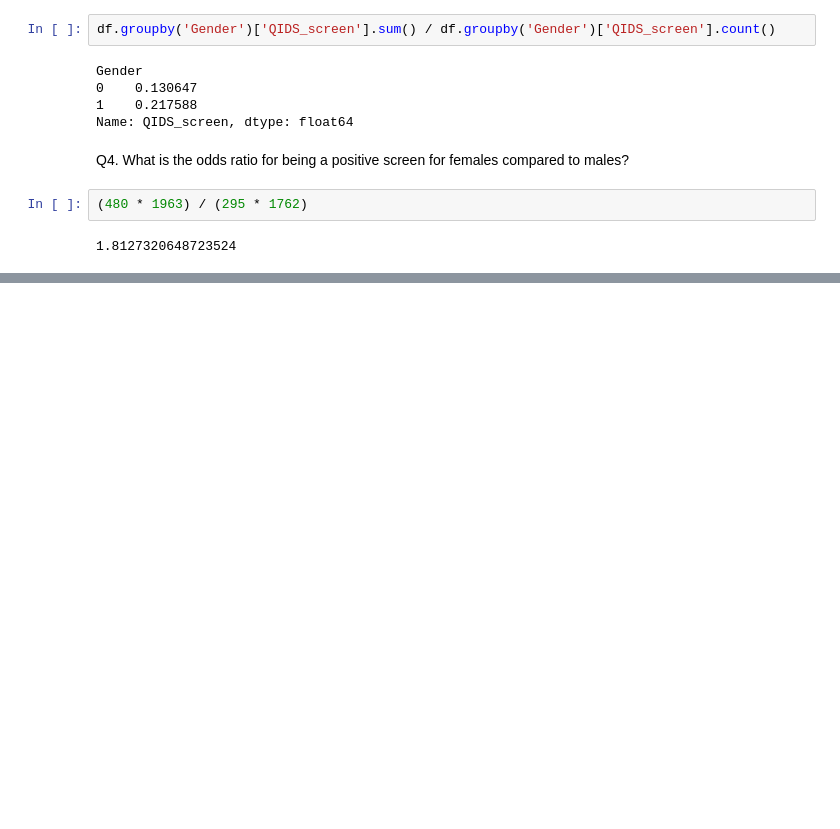
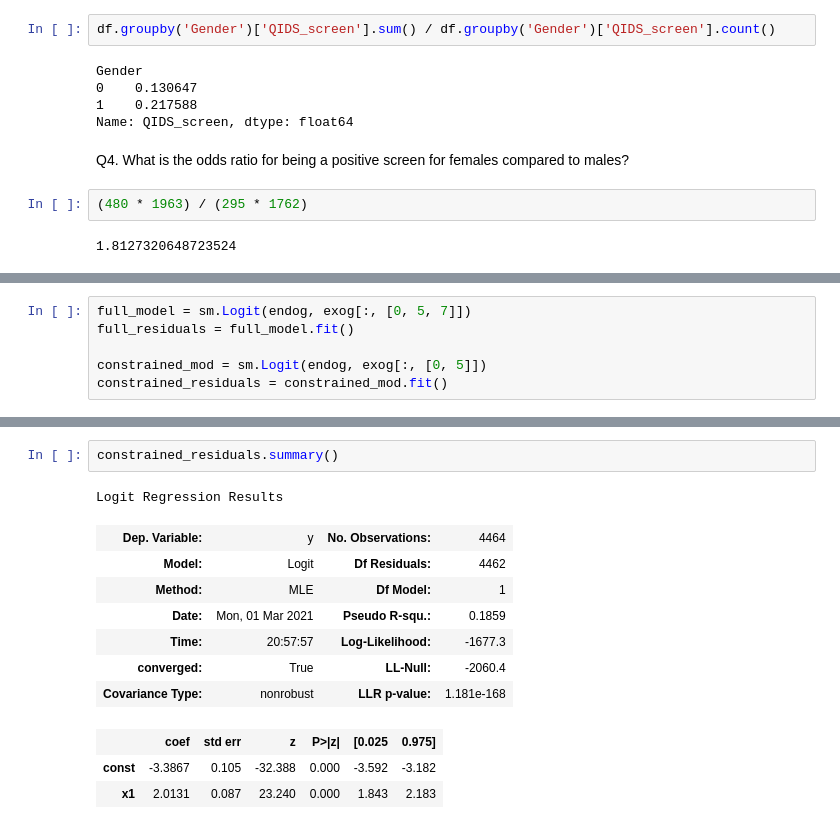
Before and after one commit to vb690/modules_comp_neuro_2021, a Jupyter notebook: advanced_quantitative_methods/units/4_logistic_regression/unit_4_lab_assignement.ipynb, the cells around one changed output, grey strips where cells are left out. Cells and saved outputs as stored; diff of their text form; blank space fills up the shorter version.

```diff
--- a/advanced_quantitative_methods/units/4_logistic_regression/unit_4_lab_assignement.ipynb
+++ b/advanced_quantitative_methods/units/4_logistic_regression/unit_4_lab_assignement.ipynb
@@ -121,0 +263,6 @@ Logit Regression Results
+# %%
+full_model = sm.Logit(endog, exog[:, [0, 5, 7]])
+full_residuals = full_model.fit()
+
+constrained_mod = sm.Logit(endog, exog[:, [0, 5]])
+constrained_residuals = constrained_mod.fit()
@@ -121,0 +278,14 @@ Logit Regression Results
+# %%
+constrained_residuals.summary()
+# %% [output]
+Logit Regression Results
+| Dep. Variable: | y | No. Observations: | 4464 |
+| Model: | Logit | Df Residuals: | 4462 |
+| Method: | MLE | Df Model: | 1 |
+| Date: | Mon, 01 Mar 2021 | Pseudo R-squ.: | 0.1859 |
+| Time: | 20:57:57 | Log-Likelihood: | -1677.3 |
+| converged: | True | LL-Null: | -2060.4 |
+| Covariance Type: | nonrobust | LLR p-value: | 1.181e-168 |
+|  | coef | std err | z | P>|z| | [0.025 | 0.975] |
+| const | -3.3867 | 0.105 | -32.388 | 0.000 | -3.592 | -3.182 |
+| x1 | 2.0131 | 0.087 | 23.240 | 0.000 | 1.843 | 2.183 |
```
Also changed, not shown: parts of 20 cells of this notebook, 2 other files.
